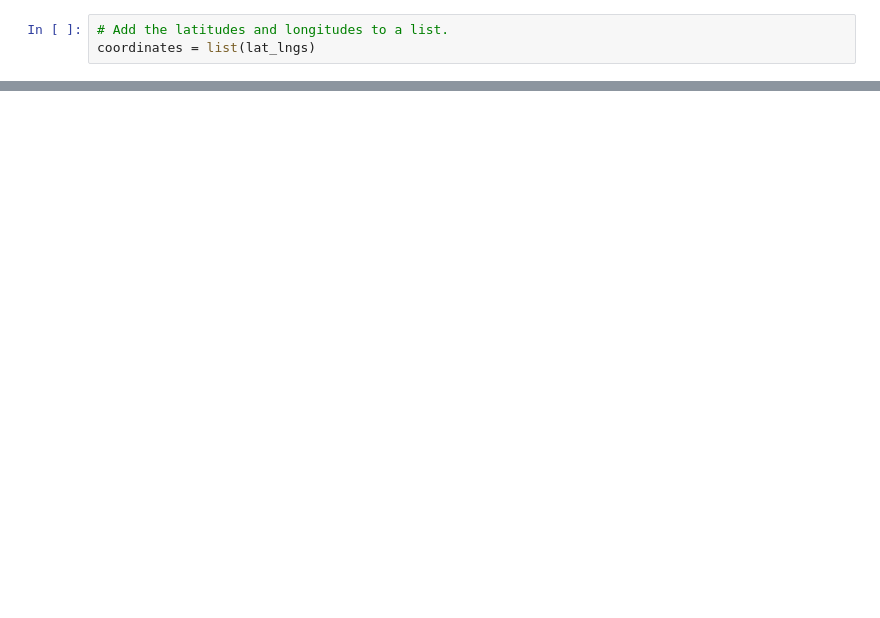
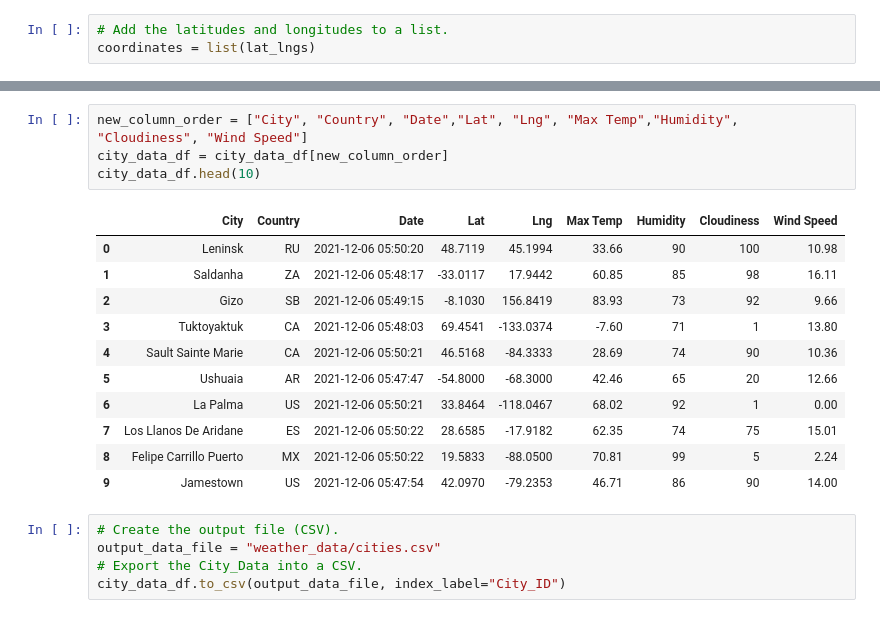
Before and after one commit to Hamid-Salamat/World_Weather_Analysis, a Jupyter notebook: WeatherPy.ipynb, the cells around one changed output, grey strips where cells are left out. Cells and saved outputs as stored; diff of their text form; blank space fills up the shorter version.

```diff
--- a/WeatherPy.ipynb
+++ b/WeatherPy.ipynb
@@ -31,0 +152,21 @@ len(cities)
+# %%
+new_column_order = ["City", "Country", "Date","Lat", "Lng", "Max Temp","Humidity", "Cloudiness", "Wind Speed"]
+city_data_df = city_data_df[new_column_order]
+city_data_df.head(10)
+# %% [output]
+|  | City | Country | Date | Lat | Lng | Max Temp | Humidity | Cloudiness | Wind Speed |
+| 0 | Leninsk | RU | 2021-12-06 05:50:20 | 48.7119 | 45.1994 | 33.66 | 90 | 100 | 10.98 |
+| 1 | Saldanha | ZA | 2021-12-06 05:48:17 | -33.0117 | 17.9442 | 60.85 | 85 | 98 | 16.11 |
+| 2 | Gizo | SB | 2021-12-06 05:49:15 | -8.1030 | 156.8419 | 83.93 | 73 | 92 | 9.66 |
+| 3 | Tuktoyaktuk | CA | 2021-12-06 05:48:03 | 69.4541 | -133.0374 | -7.60 | 71 | 1 | 13.80 |
+| 4 | Sault Sainte Marie | CA | 2021-12-06 05:50:21 | 46.5168 | -84.3333 | 28.69 | 74 | 90 | 10.36 |
+| 5 | Ushuaia | AR | 2021-12-06 05:47:47 | -54.8000 | -68.3000 | 42.46 | 65 | 20 | 12.66 |
+| 6 | La Palma | US | 2021-12-06 05:50:21 | 33.8464 | -118.0467 | 68.02 | 92 | 1 | 0.00 |
+| 7 | Los Llanos De Aridane | ES | 2021-12-06 05:50:22 | 28.6585 | -17.9182 | 62.35 | 74 | 75 | 15.01 |
+| 8 | Felipe Carrillo Puerto | MX | 2021-12-06 05:50:22 | 19.5833 | -88.0500 | 70.81 | 99 | 5 | 2.24 |
+| 9 | Jamestown | US | 2021-12-06 05:47:54 | 42.0970 | -79.2353 | 46.71 | 86 | 90 | 14.00 |
+# %%
+# Create the output file (CSV).
+output_data_file = "weather_data/cities.csv"
+# Export the City_Data into a CSV.
+city_data_df.to_csv(output_data_file, index_label="City_ID")
```
Also changed, not shown: parts of 7 cells of this notebook, 1 other file.
